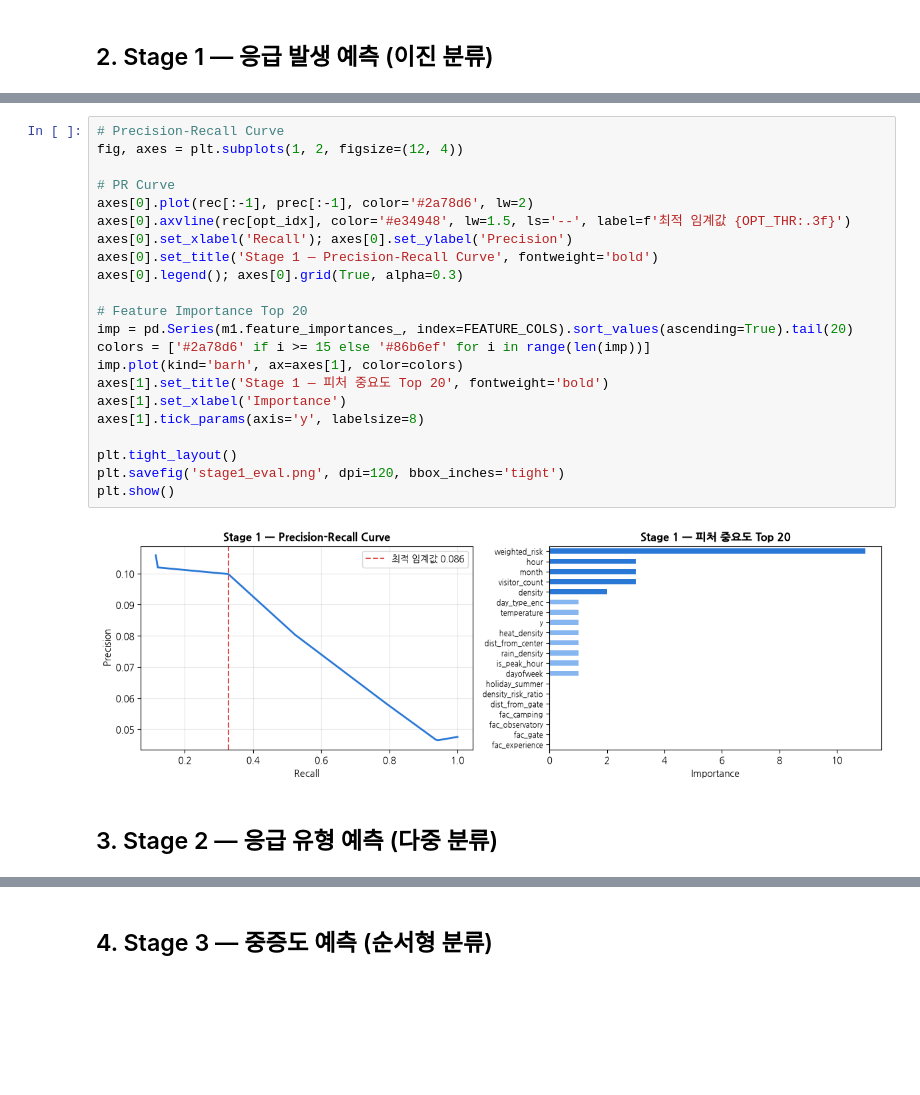
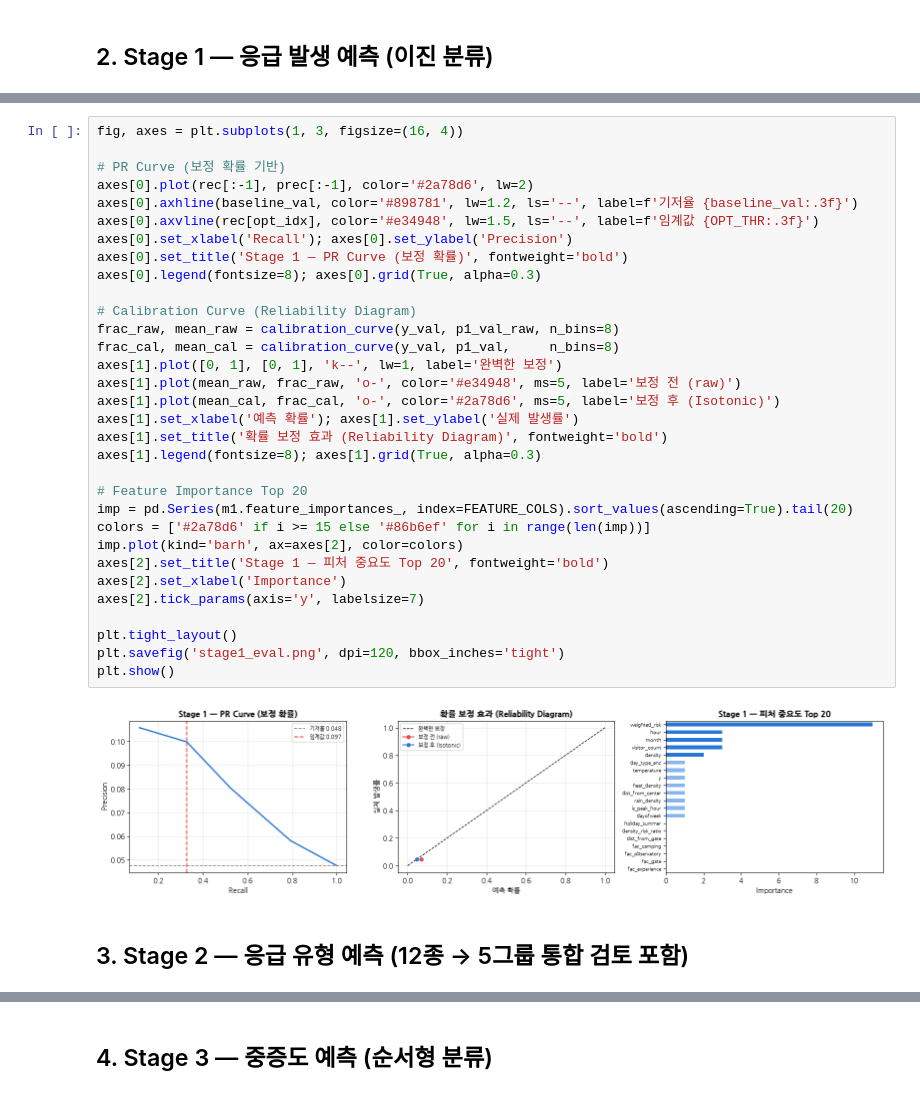
Before and after one commit to tjsrud4941/-AI-, a Jupyter notebook: ecofarm_model_pipeline.ipynb, the cells around one changed output, grey strips where cells are left out. Saved outputs shown, nothing was run; the diff lists cells and outputs as text; blank space fills up the shorter version.

```diff
--- a/ecofarm_model_pipeline.ipynb
+++ b/ecofarm_model_pipeline.ipynb
@@ -164,30 +236,40 @@ Test F1     : 0.1898
    macro avg       0.55      0.62      0.56      1860
 weighted avg       0.93      0.87      0.90      1860
 # %%
-# Precision-Recall Curve
-fig, axes = plt.subplots(1, 2, figsize=(12, 4))
+fig, axes = plt.subplots(1, 3, figsize=(16, 4))
 
-# PR Curve
+# PR Curve (보정 확률 기반)
 axes[0].plot(rec[:-1], prec[:-1], color='#2a78d6', lw=2)
-axes[0].axvline(rec[opt_idx], color='#e34948', lw=1.5, ls='--', label=f'최적 임계값 {OPT_THR:.3f}')
+axes[0].axhline(baseline_val, color='#898781', lw=1.2, ls='--', label=f'기저율 {baseline_val:.3f}')
+axes[0].axvline(rec[opt_idx], color='#e34948', lw=1.5, ls='--', label=f'임계값 {OPT_THR:.3f}')
 axes[0].set_xlabel('Recall'); axes[0].set_ylabel('Precision')
-axes[0].set_title('Stage 1 — Precision-Recall Curve', fontweight='bold')
-axes[0].legend(); axes[0].grid(True, alpha=0.3)
+axes[0].set_title('Stage 1 — PR Curve (보정 확률)', fontweight='bold')
+axes[0].legend(fontsize=8); axes[0].grid(True, alpha=0.3)
+
+# Calibration Curve (Reliability Diagram)
+frac_raw, mean_raw = calibration_curve(y_val, p1_val_raw, n_bins=8)
+frac_cal, mean_cal = calibration_curve(y_val, p1_val,     n_bins=8)
+axes[1].plot([0, 1], [0, 1], 'k--', lw=1, label='완벽한 보정')
+axes[1].plot(mean_raw, frac_raw, 'o-', color='#e34948', ms=5, label='보정 전 (raw)')
+axes[1].plot(mean_cal, frac_cal, 'o-', color='#2a78d6', ms=5, label='보정 후 (Isotonic)')
+axes[1].set_xlabel('예측 확률'); axes[1].set_ylabel('실제 발생률')
+axes[1].set_title('확률 보정 효과 (Reliability Diagram)', fontweight='bold')
+axes[1].legend(fontsize=8); axes[1].grid(True, alpha=0.3)
 
 # Feature Importance Top 20
 imp = pd.Series(m1.feature_importances_, index=FEATURE_COLS).sort_values(ascending=True).tail(20)
 colors = ['#2a78d6' if i >= 15 else '#86b6ef' for i in range(len(imp))]
-imp.plot(kind='barh', ax=axes[1], color=colors)
-axes[1].set_title('Stage 1 — 피처 중요도 Top 20', fontweight='bold')
-axes[1].set_xlabel('Importance')
-axes[1].tick_params(axis='y', labelsize=8)
+imp.plot(kind='barh', ax=axes[2], color=colors)
+axes[2].set_title('Stage 1 — 피처 중요도 Top 20', fontweight='bold')
+axes[2].set_xlabel('Importance')
+axes[2].tick_params(axis='y', labelsize=7)
 
 plt.tight_layout()
 plt.savefig('stage1_eval.png', dpi=120, bbox_inches='tight')
 plt.show()
 # %% [output]
-[figure, old version]
+[figure, new version]
 # %% [markdown]
-## 3. Stage 2 — 응급 유형 예측 (다중 분류)
+## 3. Stage 2 — 응급 유형 예측 (12종 → 5그룹 통합 검토 포함)
 # %%
 # 응급 발생 레코드만 사용
```
Also changed, not shown: parts of 11 cells of this notebook.
